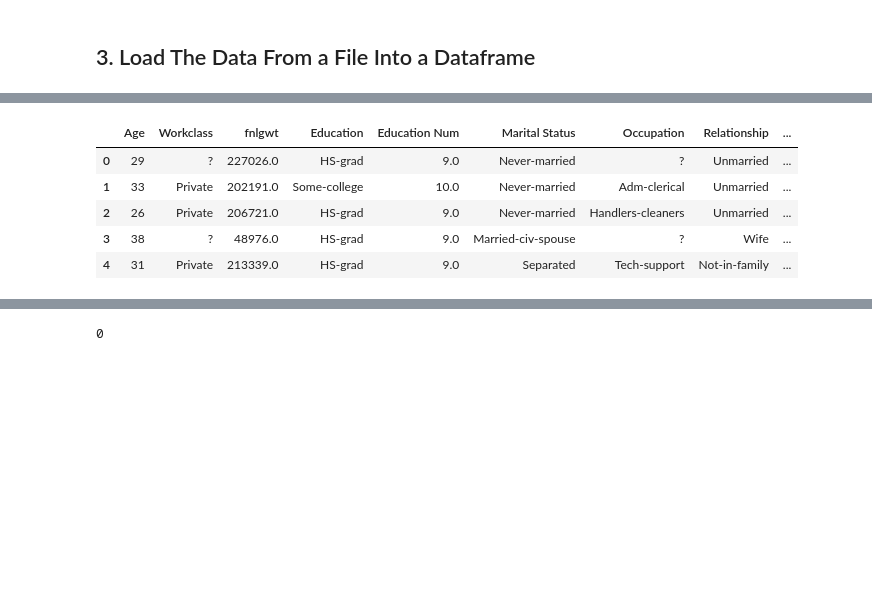
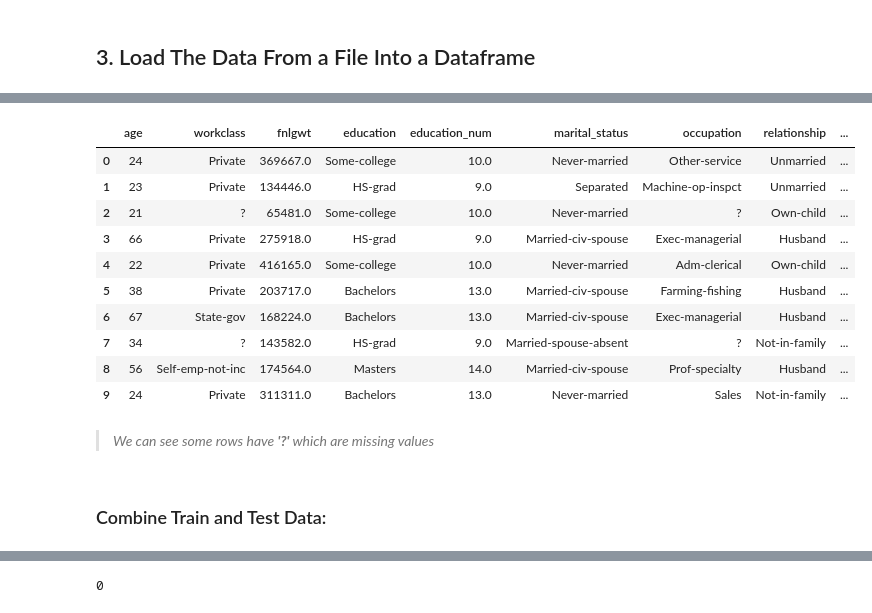
Before and after one commit to anindya-saha/Data-Science-with-Spark, a Jupyter notebook: predict-us-census-income-classification/predict-us-census-income.ipynb, the cells around one changed output, grey strips where cells are left out. Saved outputs shown, nothing was run; the diff lists cells and outputs as text; code cells hidden in the pictures; blank space fills up the shorter version.

```diff
--- a/predict-us-census-income-classification/predict-us-census-income.ipynb
+++ b/predict-us-census-income-classification/predict-us-census-income.ipynb
@@ -40,3 +33,17 @@ sns.set(context='notebook', style='whitegrid')
+# %%
+from IPython.core.interactiveshell import InteractiveShell
+InteractiveShell.ast_node_interactivity = "all"
+
+pd.set_option('display.max_columns', 200)
+pd.set_option('display.max_colwidth', 400)
+
+from matplotlib import rcParams
+sns.set(context='notebook', style='whitegrid', rc={'figure.figsize': (18,4)})
+rcParams['figure.figsize'] = 18,4
+#plt.style.use('seaborn-whitegrid')
+
+%matplotlib inline
+%config InlineBackend.figure_format = 'retina'
 # %%
 from pylab import rcParams
 rcParams['figure.figsize'] = 20, 4
@@ -75,21 +83,21 @@ ADULT_TEST_DATA = 'data/adult-test.csv'
 # %%
 # define the schema, corresponding to a line in the csv data file.
 schema = StructType([
-    StructField("Age", IntegerType(), nullable=True),
-    StructField("Workclass", StringType(), nullable=True),
+    StructField("age", IntegerType(), nullable=True),
+    StructField("workclass", StringType(), nullable=True),
     StructField("fnlgwt", DoubleType(), nullable=True),
-    StructField("Education", StringType(), nullable=True),
-    StructField("Education Num", DoubleType(), nullable=True),
-    StructField("Marital Status", StringType(), nullable=True),
-    StructField("Occupation", StringType(), nullable=True),
-    StructField("Relationship", StringType(), nullable=True),
-    StructField("Race", StringType(), nullable=True),
-    StructField("Sex", StringType(), nullable=True),
-    StructField("Capital Gain", DoubleType(), nullable=True),
-    StructField("Capital Loss", DoubleType(), nullable=True),
-    StructField("Hours/Week", DoubleType(), nullable=True),
-    StructField("Native Country", StringType(), nullable=True),
-    StructField("Income", StringType(), nullable=True)]
+    StructField("education", StringType(), nullable=True),
+    StructField("education_num", DoubleType(), nullable=True),
+    StructField("marital_status", StringType(), nullable=True),
+    StructField("occupation", StringType(), nullable=True),
+    StructField("relationship", StringType(), nullable=True),
+    StructField("race", StringType(), nullable=True),
+    StructField("sex", StringType(), nullable=True),
+    StructField("capital_gain", DoubleType(), nullable=True),
+    StructField("capital_loss", DoubleType(), nullable=True),
+    StructField("hours_per_week", DoubleType(), nullable=True),
+    StructField("native_country", StringType(), nullable=True),
+    StructField("income", StringType(), nullable=True)]
 )
 # %%
 # Load training data
@@ -136,11 +149,20 @@ adult_train_df.sample(withReplacement=False, fraction=0.01, seed=rnd_seed).toPan
 # %%
 # sample the test data
-adult_test_df.sample(withReplacement=False, fraction=0.01, seed=rnd_seed).toPandas().head()
+adult_test_df.sample(withReplacement=False, fraction=0.01, seed=rnd_seed).limit(10).toPandas()
 # %% [output]
-|  | Age | Workclass | fnlgwt | Education | Education Num | Marital Status | Occupation | Relationship | ... |
-| 0 | 29 | ? | 227026.0 | HS-grad | 9.0 | Never-married | ? | Unmarried | ... |
-| 1 | 33 | Private | 202191.0 | Some-college | 10.0 | Never-married | Adm-clerical | Unmarried | ... |
-| 2 | 26 | Private | 206721.0 | HS-grad | 9.0 | Never-married | Handlers-cleaners | Unmarried | ... |
-| 3 | 38 | ? | 48976.0 | HS-grad | 9.0 | Married-civ-spouse | ? | Wife | ... |
-| 4 | 31 | Private | 213339.0 | HS-grad | 9.0 | Separated | Tech-support | Not-in-family | ... |
+|  | age | workclass | fnlgwt | education | education_num | marital_status | occupation | relationship | ... |
+| 0 | 24 | Private | 369667.0 | Some-college | 10.0 | Never-married | Other-service | Unmarried | ... |
+| 1 | 23 | Private | 134446.0 | HS-grad | 9.0 | Separated | Machine-op-inspct | Unmarried | ... |
+| 2 | 21 | ? | 65481.0 | Some-college | 10.0 | Never-married | ? | Own-child | ... |
+| 3 | 66 | Private | 275918.0 | HS-grad | 9.0 | Married-civ-spouse | Exec-managerial | Husband | ... |
+| 4 | 22 | Private | 416165.0 | Some-college | 10.0 | Never-married | Adm-clerical | Own-child | ... |
+| 5 | 38 | Private | 203717.0 | Bachelors | 13.0 | Married-civ-spouse | Farming-fishing | Husband | ... |
+| 6 | 67 | State-gov | 168224.0 | Bachelors | 13.0 | Married-civ-spouse | Exec-managerial | Husband | ... |
+| 7 | 34 | ? | 143582.0 | HS-grad | 9.0 | Married-spouse-absent | ? | Not-in-family | ... |
+| 8 | 56 | Self-emp-not-inc | 174564.0 | Masters | 14.0 | Married-civ-spouse | Prof-specialty | Husband | ... |
+| 9 | 24 | Private | 311311.0 | Bachelors | 13.0 | Never-married | Sales | Not-in-family | ... |
+# %% [markdown]
+> *We can see some rows have **'?'** which are missing values*
+# %% [markdown]
+### Combine Train and Test Data:
 # %%
```
Also changed, not shown: parts of 181 cells of this notebook.
